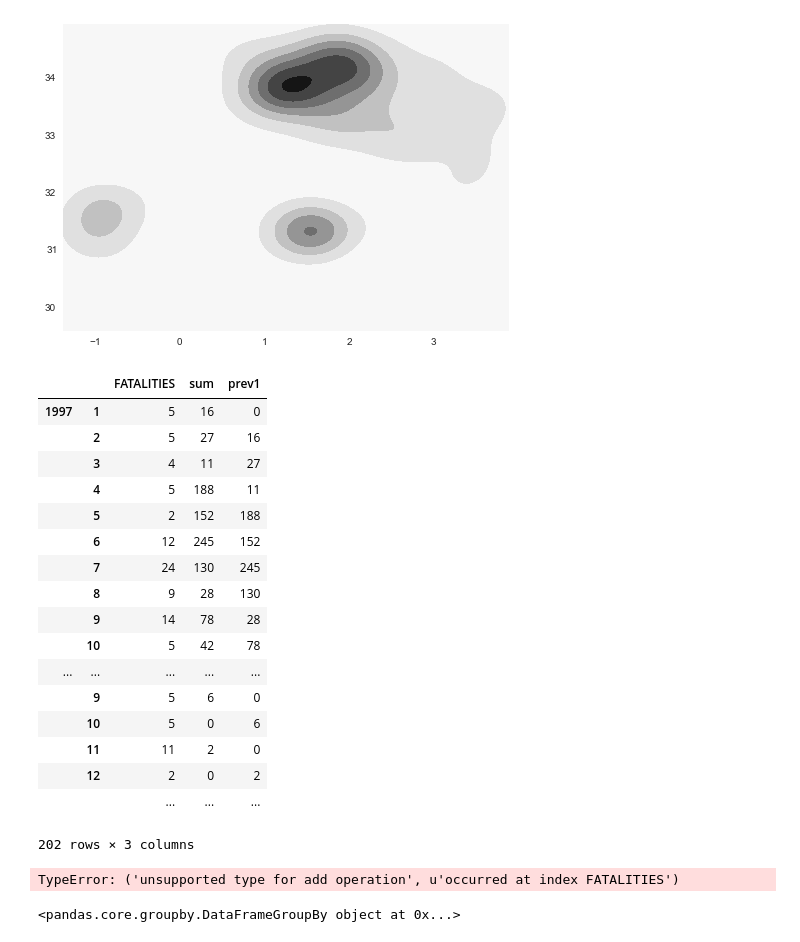
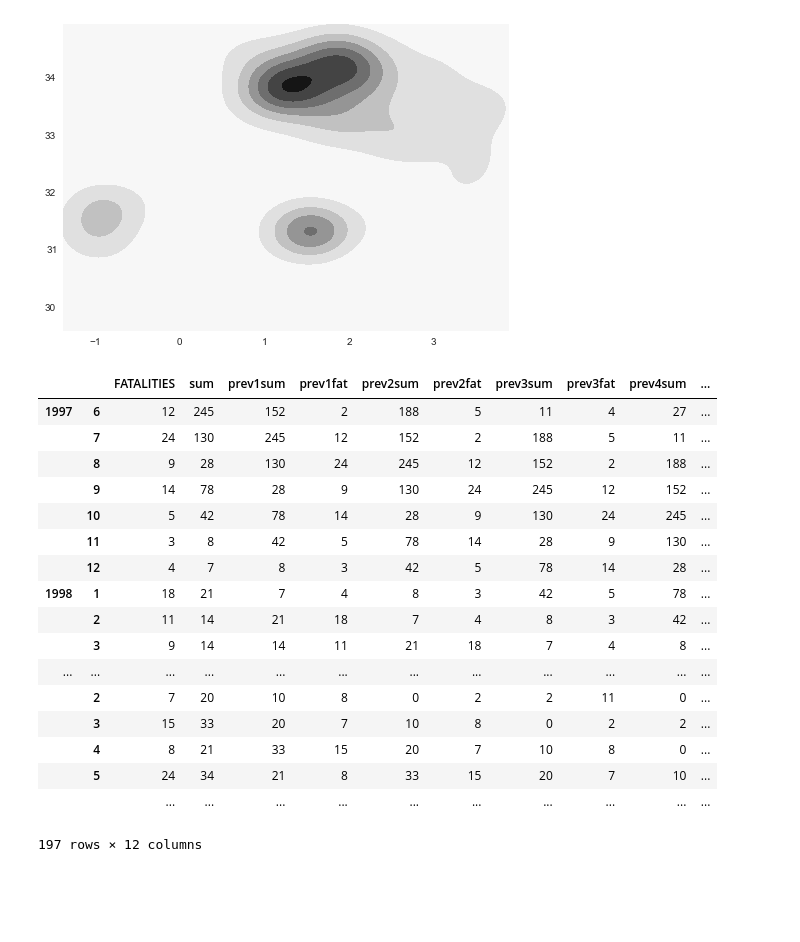
Before and after one commit to pjbull/civil_conflict, a Jupyter notebook: UgandaExplore.ipynb, the cells around one changed output. Drawn from its saved outputs; the diff is of its cells as text; code cells hidden in the pictures; blank space fills up the shorter version.

```diff
--- a/UgandaExplore.ipynb
+++ b/UgandaExplore.ipynb
@@ -418,63 +418,45 @@ plt.contourf(LA, LO, k.pdf([LA.ravel(), LO.ravel()]).reshape(200, 200).T)
 # %%
 dt = uganda_data[['EVENT_DATE', 'FATALITIES']]
 
 by = lambda x: lambda y: getattr(y, x)
 dri = dt.set_index('EVENT_DATE', inplace=False)
 fatality_df = dri.groupby([by('year'), by('month')]).count()
 fatality_df['sum'] = dri.groupby([by('year'), by('month')]).sum()
 
-def add_lags(df, num_lags):
-    for i in range(num_lags):
+def add_lags(orig_df, num_lags):
+    df = orig_df.copy()
+
+    for i in range(1, num_lags+1):
         col_name = 'prev{}sum'.format(i)
+        fat_name = 'prev{}fat'.format(i)
+
         df[col_name] = np.zeros(df.shape[0])
-        df[col_name][1:] = df['sum'][:-1]
+        df[col_name][i:] = df['sum'][:-i]
+
+        df[fat_name] = np.zeros(df.shape[0])
+        df[fat_name][i:] = df['FATALITIES'][:-i]
+
+    return df.iloc[i:,:]
 
 
+fatality_df = add_lags(fatality_df, 5)
 fatality_df
 # %% [output]
-|  |  | FATALITIES | sum | prev1 |
-| 1997 | 1 | 5 | 16 | 0 |
-|  | 2 | 5 | 27 | 16 |
-|  | 3 | 4 | 11 | 27 |
-|  | 4 | 5 | 188 | 11 |
-|  | 5 | 2 | 152 | 188 |
-|  | 6 | 12 | 245 | 152 |
-|  | 7 | 24 | 130 | 245 |
-|  | 8 | 9 | 28 | 130 |
-|  | 9 | 14 | 78 | 28 |
-|  | 10 | 5 | 42 | 78 |
-| ... | ... | ... | ... | ... |
-|  | 9 | 5 | 6 | 0 |
-|  | 10 | 5 | 0 | 6 |
-|  | 11 | 11 | 2 | 0 |
-|  | 12 | 2 | 0 | 2 |
-|  |  | ... | ... | ... |
+|  |  | FATALITIES | sum | prev1sum | prev1fat | prev2sum | prev2fat | prev3sum | prev3fat | prev4sum | ... |
+| 1997 | 6 | 12 | 245 | 152 | 2 | 188 | 5 | 11 | 4 | 27 | ... |
+|  | 7 | 24 | 130 | 245 | 12 | 152 | 2 | 188 | 5 | 11 | ... |
+|  | 8 | 9 | 28 | 130 | 24 | 245 | 12 | 152 | 2 | 188 | ... |
+|  | 9 | 14 | 78 | 28 | 9 | 130 | 24 | 245 | 12 | 152 | ... |
+|  | 10 | 5 | 42 | 78 | 14 | 28 | 9 | 130 | 24 | 245 | ... |
+|  | 11 | 3 | 8 | 42 | 5 | 78 | 14 | 28 | 9 | 130 | ... |
+|  | 12 | 4 | 7 | 8 | 3 | 42 | 5 | 78 | 14 | 28 | ... |
+| 1998 | 1 | 18 | 21 | 7 | 4 | 8 | 3 | 42 | 5 | 78 | ... |
+|  | 2 | 11 | 14 | 21 | 18 | 7 | 4 | 8 | 3 | 42 | ... |
+|  | 3 | 9 | 14 | 14 | 11 | 21 | 18 | 7 | 4 | 8 | ... |
+| ... | ... | ... | ... | ... | ... | ... | ... | ... | ... | ... | ... |
+|  | 2 | 7 | 20 | 10 | 8 | 0 | 2 | 2 | 11 | 0 | ... |
+|  | 3 | 15 | 33 | 20 | 7 | 10 | 8 | 0 | 2 | 2 | ... |
+|  | 4 | 8 | 21 | 33 | 15 | 20 | 7 | 10 | 8 | 0 | ... |
+|  | 5 | 24 | 34 | 21 | 8 | 33 | 15 | 20 | 7 | 10 | ... |
+|  |  | ... | ... | ... | ... | ... | ... | ... | ... | ... | ... |
-202 rows × 3 columns
+197 rows × 12 columns
-# %%
-from pandas.tseries.offsets import DateOffset
-def get_prev(x, offset=7):
-    # get neighborhood for this dataframe in the groupby
-    year = zip(*x.index)[0]
-
-    # get indices for previous days that we care about (second index
-    # in the multiindex for this groupby)
-    index_sets = []
-    for i in range(1, offset+1):
-        offsets = [z - DateOffset(months=i) for z in zip(*x.index)[1]]
-        ind = pd.MultiIndex.from_tuples(zip(year, offsets))
-        index_sets.append(ind)
-
-    # calculate cummulative columns
-    for i in range(1, offset+1):
-        x['prev'+str(i)] = x['FATALITIES'].values
-        for ind in index_sets[:i]:
-            x['prev'+str(i)] += x.loc[ind]['FATALITIES'].values
-    return x
-
-fatality_df = fatality_df.apply(get_prev)
-# %% [output]
-TypeError: ('unsupported type for add operation', u'occurred at index FATALITIES')
-# %%
-dr
-# %% [output]
-<pandas.core.groupby.DataFrameGroupBy object at 0x...>
```
Also changed, not shown: parts of 5 cells of this notebook.
